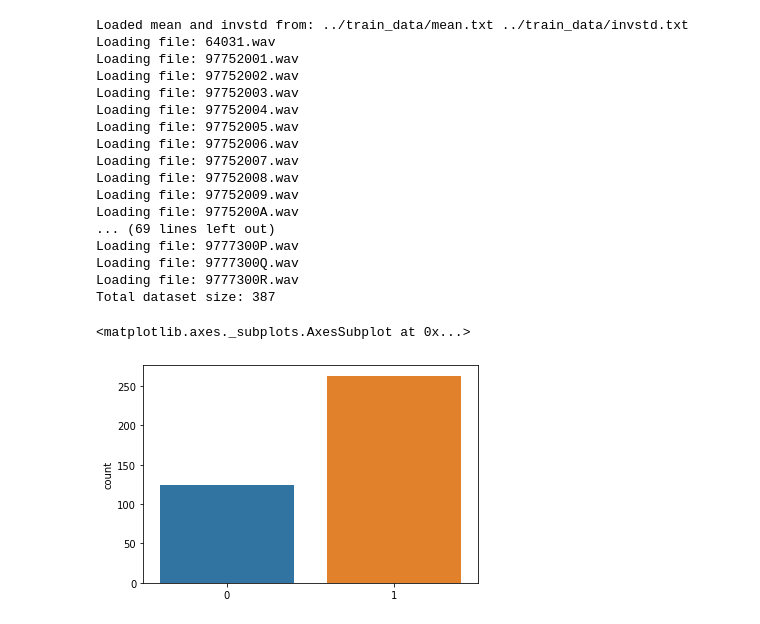
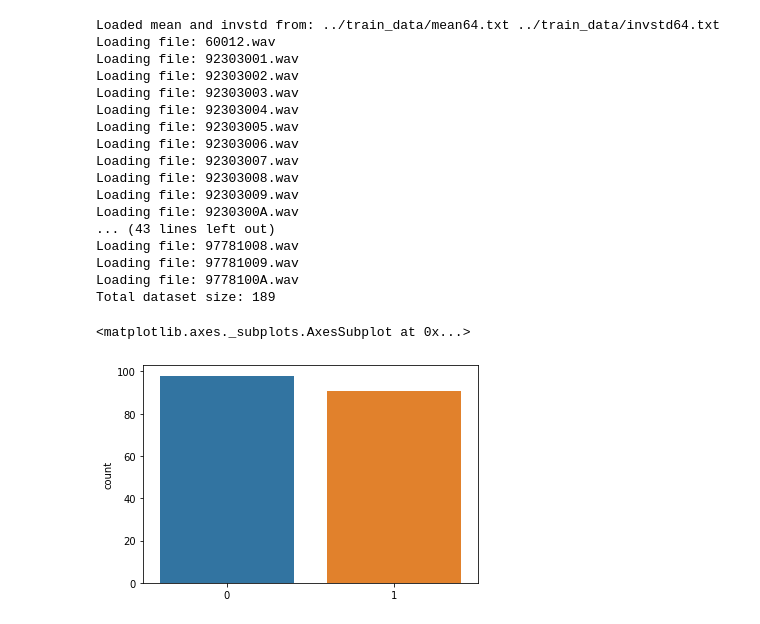
Before and after one commit to orcasound/aifororcas-livesystem, a Jupyter notebook: data_ml/Evaluation.ipynb, the cells around one changed output. Saved outputs shown, nothing was run; the diff lists cells and outputs as text; code cells hidden in the pictures.

```diff
--- a/data_ml/Evaluation.ipynb
+++ b/data_ml/Evaluation.ipynb
@@ -22,29 +24,29 @@ with contextlib.redirect_stderr(None):
 from IPython.display import display, Audio
 # %%
 dev_dataset = dataloader.AudioFileDataset(
-    "../train_data/wav","../train_data/dev.tsv",2,2,mean="../train_data/mean.txt",invstd="../train_data/invstd.txt"
+    "../train_data/wav","../train_data/dev.tsv",mean="../train_data/mean64.txt",invstd="../train_data/invstd64.txt"
 )
 dev_dataloader = DataLoader(dev_dataset, batch_size=1, shuffle=False, drop_last=False)
-print("Total dataset size:",len(wav_dataset))
-labels = [l[2] for l in wav_dataset.windows]
+print("Total dataset size:",len(dev_dataset))
+labels = [l[2] for l in dev_dataset.windows]
 sns.countplot(labels)
 # %% [output]
-Loaded mean and invstd from: ../train_data/mean.txt ../train_data/invstd.txt
-Loading file: 64031.wav
-Loading file: 97752001.wav
-Loading file: 97752002.wav
-Loading file: 97752003.wav
-Loading file: 97752004.wav
-Loading file: 97752005.wav
-Loading file: 97752006.wav
-Loading file: 97752007.wav
-Loading file: 97752008.wav
-Loading file: 97752009.wav
-Loading file: 9775200A.wav
-... (69 lines left out)
-Loading file: 9777300P.wav
-Loading file: 9777300Q.wav
-Loading file: 9777300R.wav
-Total dataset size: 387
+Loaded mean and invstd from: ../train_data/mean64.txt ../train_data/invstd64.txt
+Loading file: 60012.wav
+Loading file: 92303001.wav
+Loading file: 92303002.wav
+Loading file: 92303003.wav
+Loading file: 92303004.wav
+Loading file: 92303005.wav
+Loading file: 92303006.wav
+Loading file: 92303007.wav
+Loading file: 92303008.wav
+Loading file: 92303009.wav
+Loading file: 9230300A.wav
+... (43 lines left out)
+Loading file: 97781008.wav
+Loading file: 97781009.wav
+Loading file: 9778100A.wav
+Total dataset size: 189
 <matplotlib.axes._subplots.AxesSubplot at 0x...>
-[figure, old version]
+[figure, new version]
```
Also changed, not shown: parts of 11 cells of this notebook, 3 other files.
